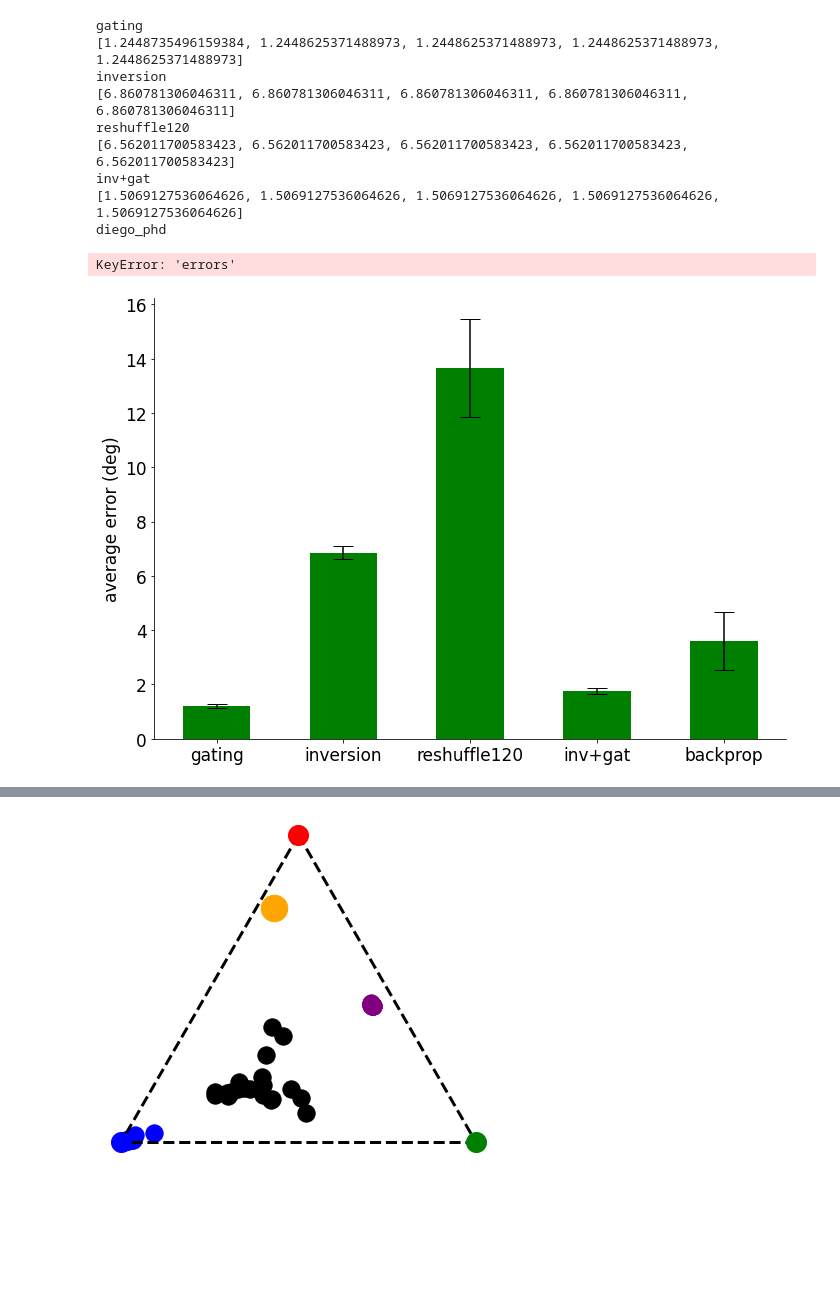
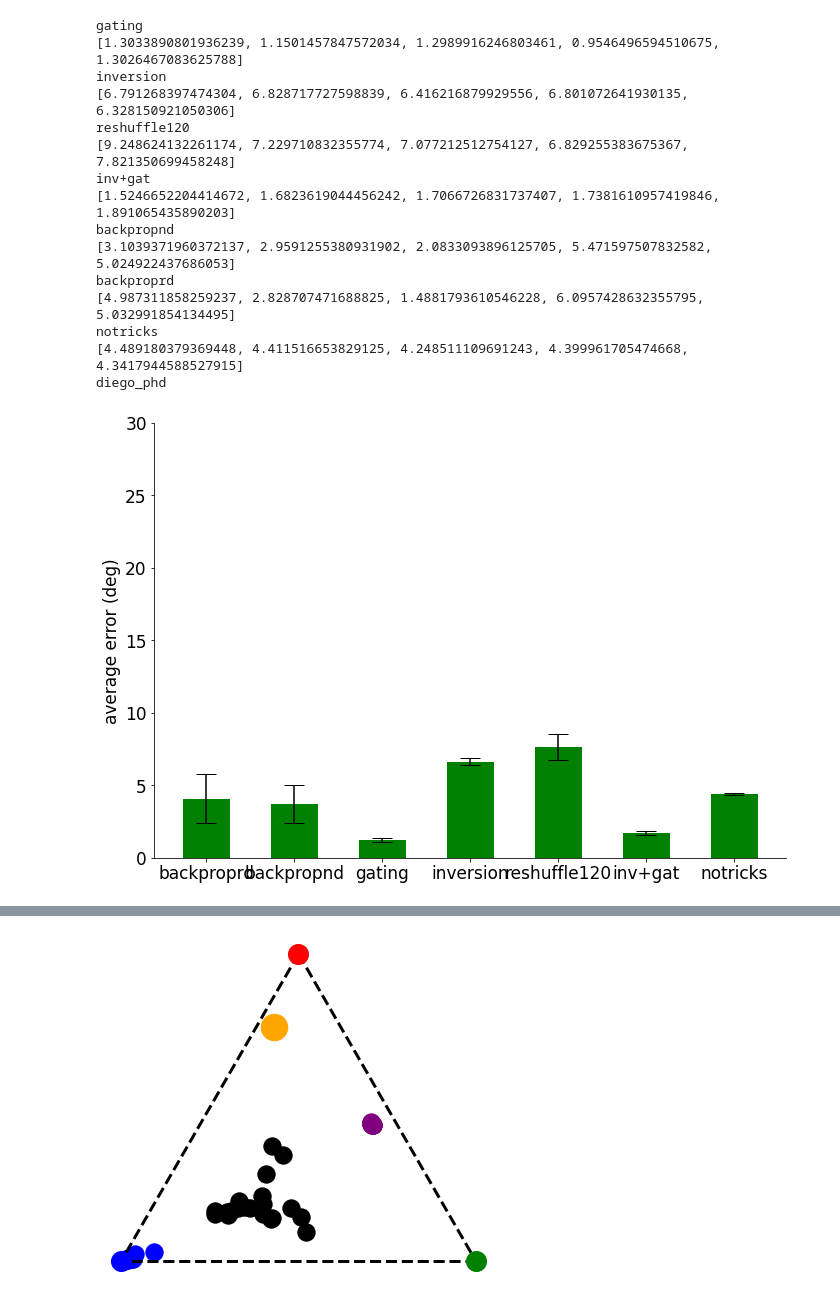
Before and after one commit to azaho/ccn_story3, a Jupyter notebook: netdist.ipynb, the cells around one changed output, grey strips where cells are left out. Drawn from its saved outputs; the diff is of its cells as text; code cells hidden in the pictures; blank space fills up the shorter version.

```diff
--- a/netdist.ipynb
+++ b/netdist.ipynb
@@ -10,22 +10,37 @@ networks = {
     "gating": {
         "color": "green",
         "names": [f"data/hdgatingCTRNN_2DIR1O_dr100_n0.1_la0_r{i}_dv" for i in range(5)],
-        "indices": np.arange(0, 8, 2)
+        "indices": np.arange(0, 64, 16)
     },
     "inversion": {
         "color": "red",
         "names": [f"data/hdinversionCTRNN_2DIR1O_dr100_n0.1_la0_r{i}_dv" for i in range(5)],
-        "indices": np.arange(0, 8, 2)
+        "indices": np.arange(0, 64, 16)
     },
     "reshuffle120": {
-        "color": "gray",
+        "color": "blue",
         "names": [f"data/hdreshuffleCTRNN_2DIR1O_dr100_n0.1_la0_sa120_r{i}_dv" for i in range(5)],
-        "indices": np.arange(0, 8, 2)
+        "indices": np.arange(0, 64, 16)
     },
     "inv+gat": {
         "color": "purple",
         "names": [f"data/hdgatinginversionCTRNN_2DIR1O_dr100_n0.1_la0_r{i}_dv" for i in range(5)],
-        "indices": np.arange(0, 8, 2)
+        "indices": np.arange(0, 64, 16)
+    },
+    "backpropnd": {
+        "color": "black",
+        "names": [f"data/backpropndCTRNN_2DIR1O_dr100_n0.1_la0.0001_r{i}_dv" for i in range(5)],
+        "indices": np.arange(0, 64, 16)
+    },
+    "backproprd": {
+        "color": "gray",
+        "names": [f"data/backproprdCTRNN_2DIR1O_dr100_n0.1_la0.0001_r{i}_dv" for i in range(5)],
+        "indices": np.arange(0, 64, 16)
+    },
+    "notricks": {
+        "color": "yellow",
+        "names": [f"data/hdnotricksCTRNN_2DIR1O_dr100_n0.1_la0_r{i}_dv" for i in range(5)],
+        "indices": np.arange(0, 64, 16)
     },
     "diego_phd": {
         "color": "orange",
@@ -38,47 +53,56 @@ networks = {
 for network in networks.values():
     if "neural" in network: continue
     network["errors"] = []
+    network["metadatas"] = []
     for name in network["names"]:
         with open(name+"/info.json") as f: info = json.load(f)
         network["errors"].append(info["errors"][2])
+        network["metadatas"].append(info)
 # %%
 for name, network in networks.items():
     print(name)
-    print(network['errors'])
+    if 'errors' in network:
+        print(network['errors'])
 # %% [output]
 gating
-[1.2448735496159384, 1.2448625371488973, 1.2448625371488973, 1.2448625371488973, 1.2448625371488973]
+[1.3033890801936239, 1.1501457847572034, 1.2989916246803461, 0.9546496594510675, 1.3026467083625788]
 inversion
-[6.860781306046311, 6.860781306046311, 6.860781306046311, 6.860781306046311, 6.860781306046311]
+[6.791268397474304, 6.828717727598839, 6.416216879929556, 6.801072641930135, 6.328150921050306]
 reshuffle120
-[6.562011700583423, 6.562011700583423, 6.562011700583423, 6.562011700583423, 6.562011700583423]
+[9.248624132261174, 7.229710832355774, 7.077212512754127, 6.829255383675367, 7.821350699458248]
 inv+gat
-[1.5069127536064626, 1.5069127536064626, 1.5069127536064626, 1.5069127536064626, 1.5069127536064626]
+[1.5246652204414672, 1.6823619044456242, 1.7066726831737407, 1.7381610957419846, 1.891065435890203]
+backpropnd
+[3.1039371960372137, 2.9591255380931902, 2.0833093896125705, 5.471597507832582, 5.024922437686053]
+backproprd
+[4.987311858259237, 2.828707471688825, 1.4881793610546228, 6.0957428632355795, 5.032991854134495]
+notricks
+[4.489180379369448, 4.411516653829125, 4.248511109691243, 4.399961705474668, 4.3417944588527915]
 diego_phd
-KeyError: 'errors'
 # %%
-use_networks = ["gating", "inversion", "reshuffle120", "inv+gat", "backprop"]
+use_networks = ["backproprd", "backpropnd", "gating", "inversion", "reshuffle120", "inv+gat", "notricks"]
 means = [np.mean(networks[network]["errors"]) for network in use_networks]
 errors = [np.std(networks[network]["errors"]) for network in use_networks]
 
 fig = plt.figure(figsize=(10, 7))
 plt.rc('font', **{'family': 'DejaVu Sans', 'weight': 'normal', 'size': 17})
 ax = plt.subplot(1, 1, 1)
 #ax.yaxis.grid(True)
 ax.bar(np.arange(1, len(use_networks)+1)*1.5, means, yerr=errors, align='center', alpha=1, ecolor='black', capsize=10, color="green")
 plt.xticks(ticks=np.arange(1, len(use_networks)+1)*1.5, labels=use_networks)
 #ax.set_xticklabels(materials)
 #ax.set_title('Coefficent of Thermal Expansion (CTE) of Three Metals')
 #plt.yticks([0, 5, 10, 15, 22, 27], [0, 5, 10, 15, 22+38, 27+38])
 
+plt.ylim(0, 30)
 ax.set_ylabel('average error (deg)')
 #ax.set_xlabel('')
 
 # Save the figure and show
 plt.tight_layout()
 #plt.savefig('bar_plot_with_error_bars.png')
 plt.gca().spines['top'].set_visible(False)
 plt.gca().spines['right'].set_visible(False)
 plt.show()
 # %% [output]
-[figure, old version]
+[figure, new version]
```
Also changed, not shown: parts of 9 cells of this notebook, 6 other files.
